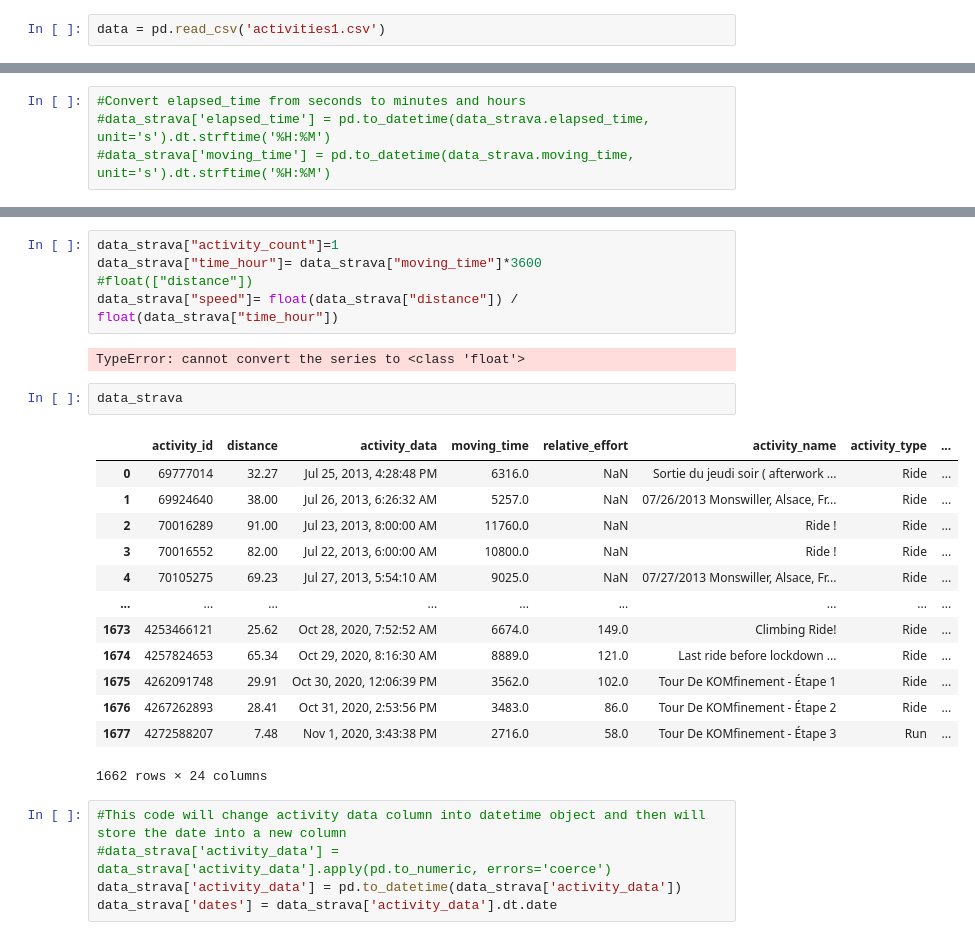
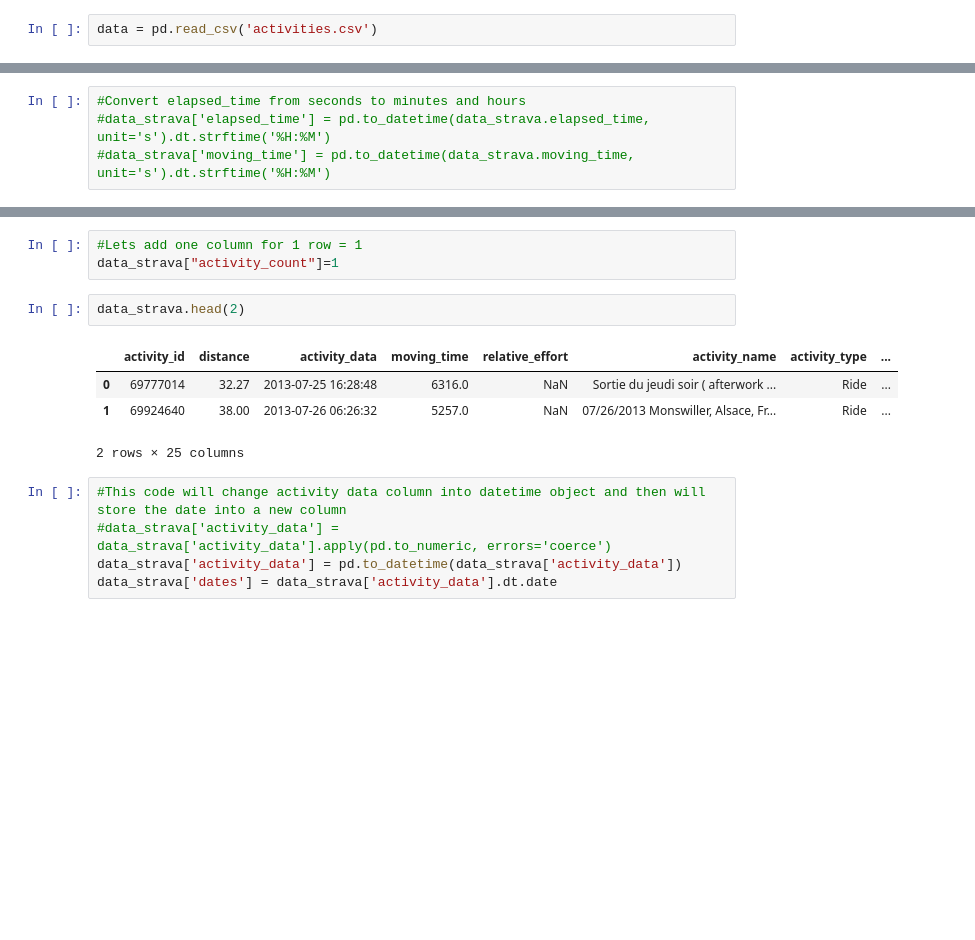
Before and after one commit to LaurentRisser/DS_project_strava_analysis, a Jupyter notebook: DS_project_strava_analysis.ipynb, the cells around one changed output, grey strips where cells are left out. Cells and saved outputs as stored; diff of their text form; blank space fills up the shorter version.

```diff
--- a/DS_project_strava_analysis.ipynb
+++ b/DS_project_strava_analysis.ipynb
@@ -29,7 +29,7 @@ init_notebook_mode(connected=True)
 import plotly as py
 import plotly.graph_objs as go
 # %%
-data = pd.read_csv('activities1.csv')
+data = pd.read_csv('activities.csv')
 # %% [raw]
 ##############################################################################
 II) Data Manipulation
@@ -227,26 +220,13 @@ Name: distance, Length: 1662, dtype: float64
-# %%
-data_strava["activity_count"]=1
-data_strava["time_hour"]= data_strava["moving_time"]*3600
-#float(["distance"])
-data_strava["speed"]= float(data_strava["distance"]) / float(data_strava["time_hour"])
-# %% [output]
-TypeError: cannot convert the series to <class 'float'>
+# %%
+#Lets add one column for 1 row = 1
+data_strava["activity_count"]=1
 # %%
-data_strava
+data_strava.head(2)
 # %% [output]
 |  | activity_id | distance | activity_data | moving_time | relative_effort | activity_name | activity_type | ... |
-| 0 | 69777014 | 32.27 | Jul 25, 2013, 4:28:48 PM | 6316.0 | NaN | Sortie du jeudi soir ( afterwork ... | Ride | ... |
-| 1 | 69924640 | 38.00 | Jul 26, 2013, 6:26:32 AM | 5257.0 | NaN | 07/26/2013 Monswiller, Alsace, Fr... | Ride | ... |
-| 2 | 70016289 | 91.00 | Jul 23, 2013, 8:00:00 AM | 11760.0 | NaN | Ride ! | Ride | ... |
-| 3 | 70016552 | 82.00 | Jul 22, 2013, 6:00:00 AM | 10800.0 | NaN | Ride ! | Ride | ... |
-| 4 | 70105275 | 69.23 | Jul 27, 2013, 5:54:10 AM | 9025.0 | NaN | 07/27/2013 Monswiller, Alsace, Fr... | Ride | ... |
-| ... | ... | ... | ... | ... | ... | ... | ... | ... |
-| 1673 | 4253466121 | 25.62 | Oct 28, 2020, 7:52:52 AM | 6674.0 | 149.0 | Climbing Ride! | Ride | ... |
-| 1674 | 4257824653 | 65.34 | Oct 29, 2020, 8:16:30 AM | 8889.0 | 121.0 | Last ride before lockdown ... | Ride | ... |
-| 1675 | 4262091748 | 29.91 | Oct 30, 2020, 12:06:39 PM | 3562.0 | 102.0 | Tour De KOMfinement - Étape 1 | Ride | ... |
-| 1676 | 4267262893 | 28.41 | Oct 31, 2020, 2:53:56 PM | 3483.0 | 86.0 | Tour De KOMfinement - Étape 2 | Ride | ... |
-| 1677 | 4272588207 | 7.48 | Nov 1, 2020, 3:43:38 PM | 2716.0 | 58.0 | Tour De KOMfinement - Étape 3 | Run | ... |
+| 0 | 69777014 | 32.27 | 2013-07-25 16:28:48 | 6316.0 | NaN | Sortie du jeudi soir ( afterwork ... | Ride | ... |
+| 1 | 69924640 | 38.00 | 2013-07-26 06:26:32 | 5257.0 | NaN | 07/26/2013 Monswiller, Alsace, Fr... | Ride | ... |
-1662 rows × 24 columns
+2 rows × 25 columns
 # %%
 #This code will change activity data column into datetime object and then will store the date into a new column
 #data_strava['activity_data'] = data_strava['activity_data'].apply(pd.to_numeric, errors='coerce')
```
Also changed, not shown: parts of 19 cells of this notebook.
